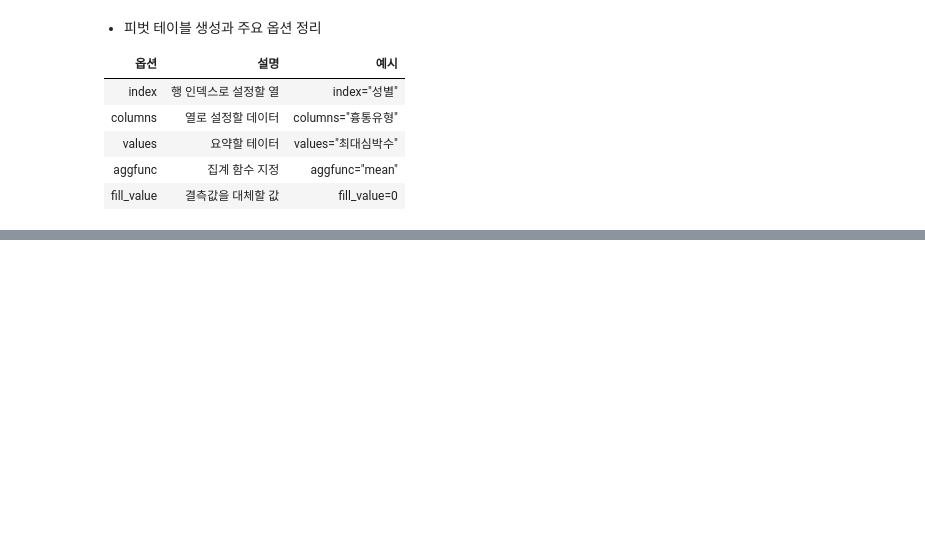
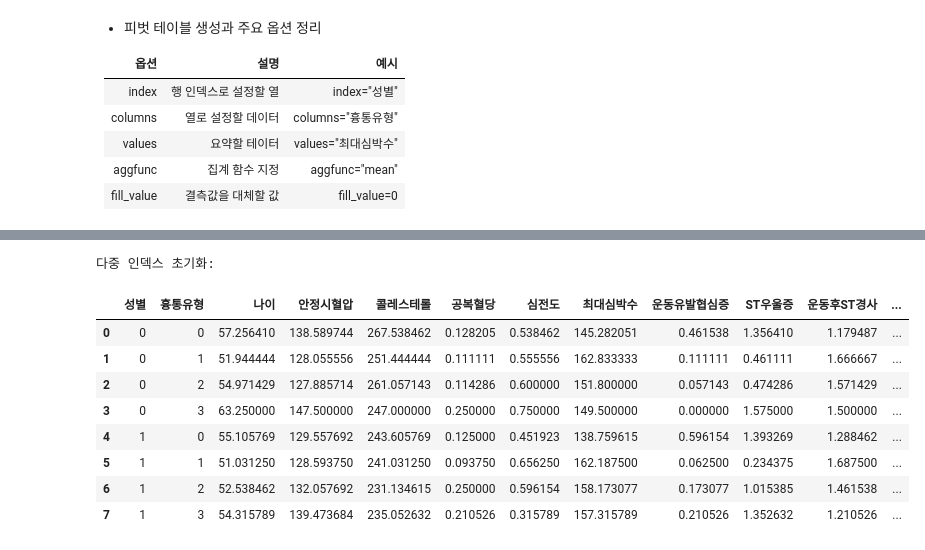
Before and after one commit to solidSnakesado/DeepLearning, a Jupyter notebook: AICE_TEST_데이터_전처리.ipynb, the cells around one changed output, grey strips where cells are left out. Cells and saved outputs as stored; diff of their text form; code cells hidden in the pictures; blank space fills up the shorter version.

```diff
--- a/AICE_TEST.ipynb
+++ b/AICE_TEST_데이터_전처리.ipynb
@@ -1406,0 +1507,15 @@ print(pivot_multi_index)
+# %%
+import pandas as pd
+
+# 데이터 로드
+file_path = "datasets/heart.csv"
+df = pd.read_csv(file_path)
+
+# 컬럼명 변경
+df.columns = ["나이", "성별", "흉통유형", "안정시혈압", "콜레스테롤", "공복혈당", "심전도",
+              "최대심박수", "운동유발협심증", "ST우울증", "운동후ST경사", "주요혈관수",
+              "결함유형", "심장질환여부"]
+
+# 데이터 확인
+print("데이터프레임 상위 5개 행: ")
+print(df.head())
@@ -1406,0 +1546,8 @@ print(pivot_multi_index)
+# %%
+# 그룹화 후 다중 인덱스 생성
+# 성별롸 흉통유형을 기준으로 그룹화하여 평균 계산
+grouped = df.groupby(["성별", "흉통유형"]).mean()
+
+# 그룹화된 데이터 확인
+print("\n성별과 흉통유형 기준 다중 인덱스: ")
+grouped
@@ -1406,0 +1574,17 @@ print(pivot_multi_index)
+# %%
+# 다중 인덱스 초기화
+grouped_reset = grouped.reset_index()
+
+print("\n다중 인덱스 초기화: ")
+grouped_reset
+# %% [output]
+다중 인덱스 초기화:
+|  | 성별 | 흉통유형 | 나이 | 안정시혈압 | 콜레스테롤 | 공복혈당 | 심전도 | 최대심박수 | 운동유발협심증 | ST우울증 | 운동후ST경사 | ... |
+| 0 | 0 | 0 | 57.256410 | 138.589744 | 267.538462 | 0.128205 | 0.538462 | 145.282051 | 0.461538 | 1.356410 | 1.179487 | ... |
+| 1 | 0 | 1 | 51.944444 | 128.055556 | 251.444444 | 0.111111 | 0.555556 | 162.833333 | 0.111111 | 0.461111 | 1.666667 | ... |
+| 2 | 0 | 2 | 54.971429 | 127.885714 | 261.057143 | 0.114286 | 0.600000 | 151.800000 | 0.057143 | 0.474286 | 1.571429 | ... |
+| 3 | 0 | 3 | 63.250000 | 147.500000 | 247.000000 | 0.250000 | 0.750000 | 149.500000 | 0.000000 | 1.575000 | 1.500000 | ... |
+| 4 | 1 | 0 | 55.105769 | 129.557692 | 243.605769 | 0.125000 | 0.451923 | 138.759615 | 0.596154 | 1.393269 | 1.288462 | ... |
+| 5 | 1 | 1 | 51.031250 | 128.593750 | 241.031250 | 0.093750 | 0.656250 | 162.187500 | 0.062500 | 0.234375 | 1.687500 | ... |
+| 6 | 1 | 2 | 52.538462 | 132.057692 | 231.134615 | 0.250000 | 0.596154 | 158.173077 | 0.173077 | 1.015385 | 1.461538 | ... |
+| 7 | 1 | 3 | 54.315789 | 139.473684 | 235.052632 | 0.210526 | 0.315789 | 157.315789 | 0.210526 | 1.352632 | 1.210526 | ... |
```
Also changed, not shown: parts of 53 cells of this notebook, 1 other file.
